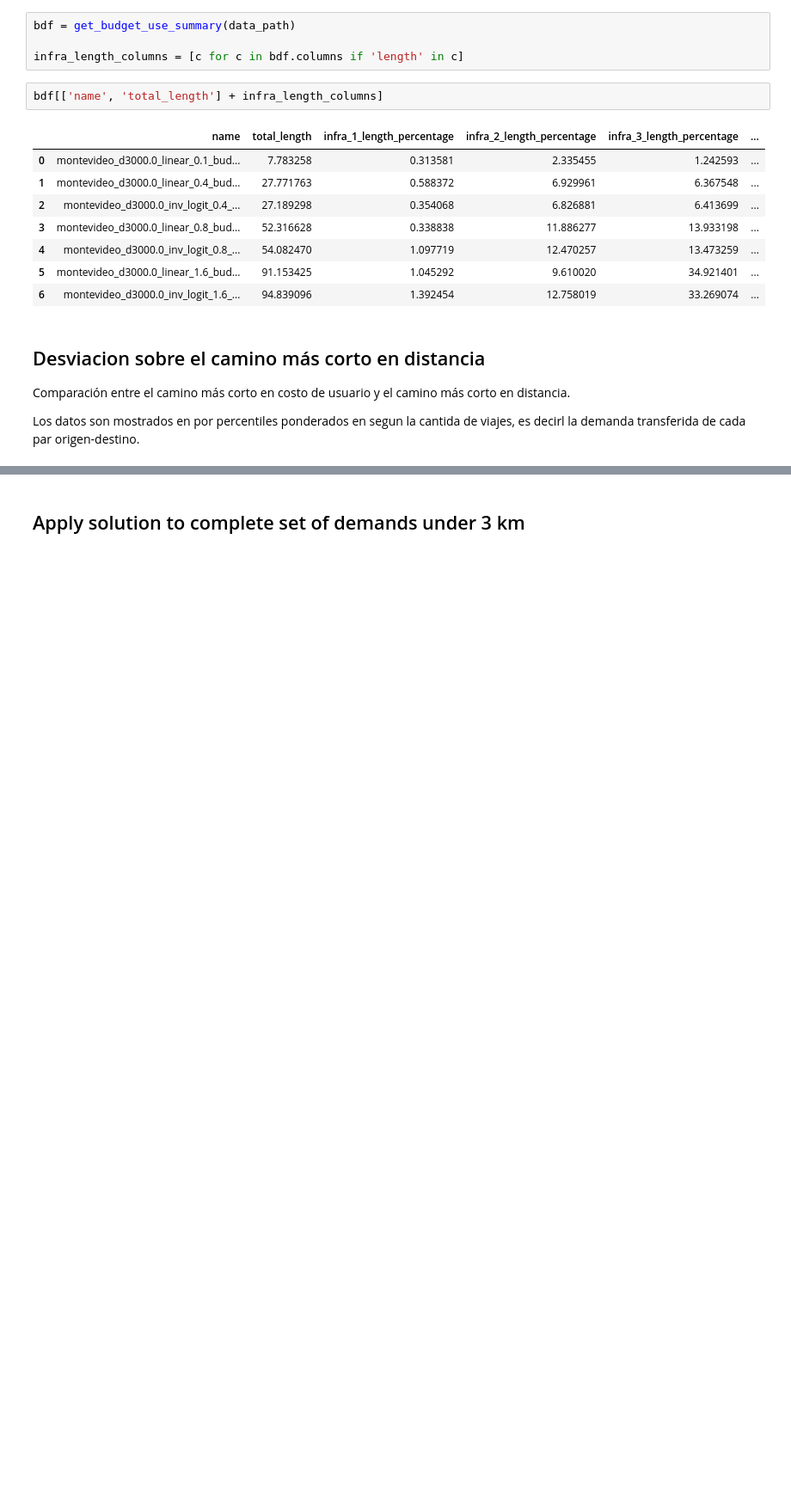
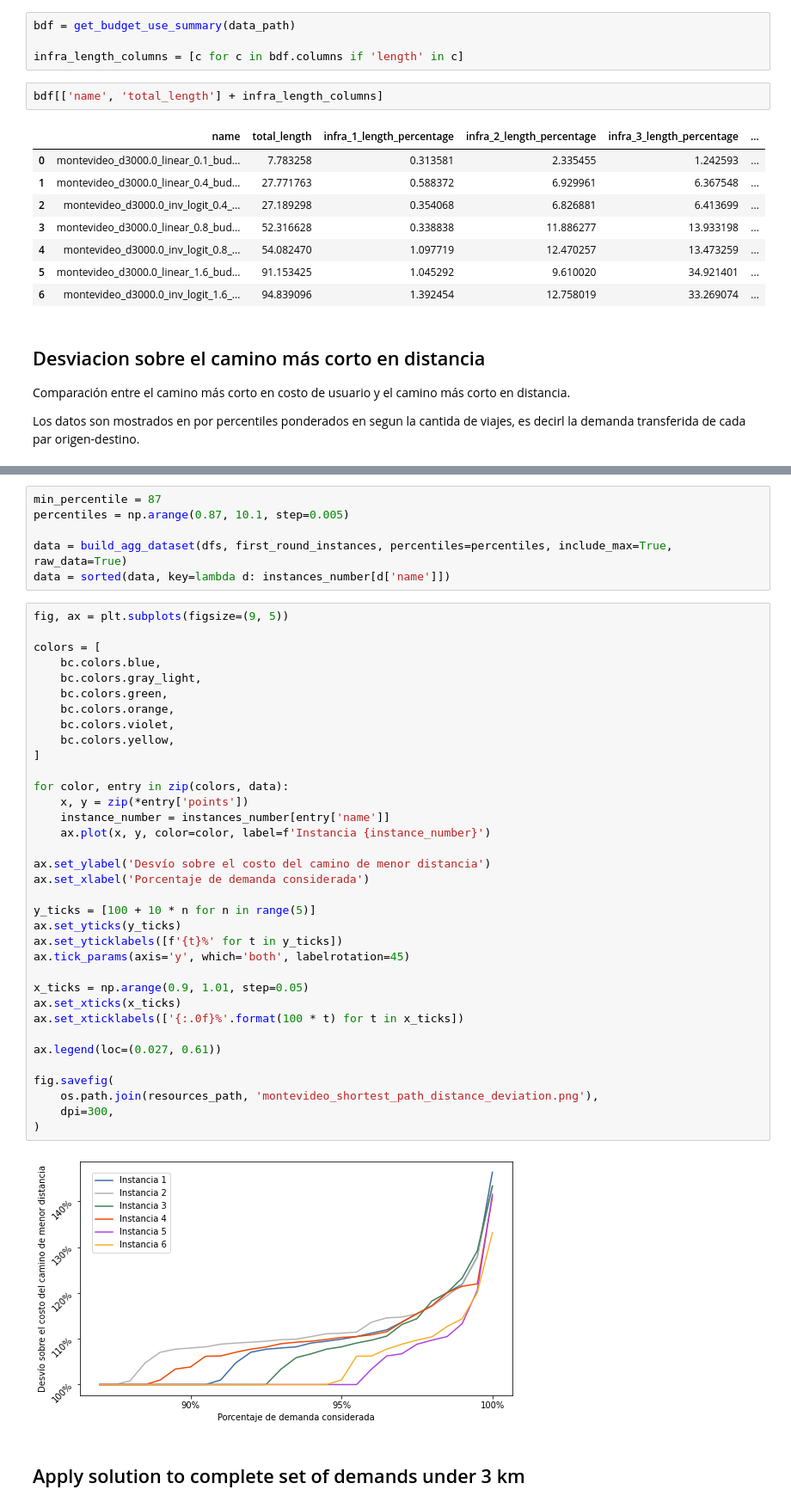
Before and after one commit to joaquinco/bicycle-network-design, a Jupyter notebook: notebooks/Montevideo.ipynb, the cells around one changed output, grey strips where cells are left out. Shown at 86% size. Saved outputs shown, nothing was run; the diff lists cells and outputs as text; blank space fills up the shorter version.

```diff
--- a/notebooks/Montevideo.ipynb
+++ b/notebooks/Montevideo.ipynb
@@ -246,3 +272,46 @@ aggdf
+# %%
+min_percentile = 87
+percentiles = np.arange(0.87, 10.1, step=0.005)
+
+data = build_agg_dataset(dfs, first_round_instances, percentiles=percentiles, include_max=True, raw_data=True)
+data = sorted(data, key=lambda d: instances_number[d['name']])
+# %%
+fig, ax = plt.subplots(figsize=(9, 5))
+
+colors = [
+    bc.colors.blue,
+    bc.colors.gray_light,
+    bc.colors.green,
+    bc.colors.orange,
+    bc.colors.violet,
+    bc.colors.yellow,
+]
+
+for color, entry in zip(colors, data):
+    x, y = zip(*entry['points'])
+    instance_number = instances_number[entry['name']]
+    ax.plot(x, y, color=color, label=f'Instancia {instance_number}')
+
+ax.set_ylabel('Desvío sobre el costo del camino de menor distancia')
+ax.set_xlabel('Porcentaje de demanda considerada')
+
+y_ticks = [100 + 10 * n for n in range(5)]
+ax.set_yticks(y_ticks)
+ax.set_yticklabels([f'{t}%' for t in y_ticks])
+ax.tick_params(axis='y', which='both', labelrotation=45)
+
+x_ticks = np.arange(0.9, 1.01, step=0.05)
+ax.set_xticks(x_ticks)
+ax.set_xticklabels(['{:.0f}%'.format(100 * t) for t in x_ticks])
+
+ax.legend(loc=(0.027, 0.61))
+
+fig.savefig(
+    os.path.join(resources_path, 'montevideo_shortest_path_distance_deviation.png'),
+    dpi=300,
+)
+# %% [output]
+[figure, added]
 # %% [markdown]
 ## Apply solution to complete set of demands under 3 km
 # %%
```
Also changed, not shown: parts of 8 cells of this notebook, 4 other files.
